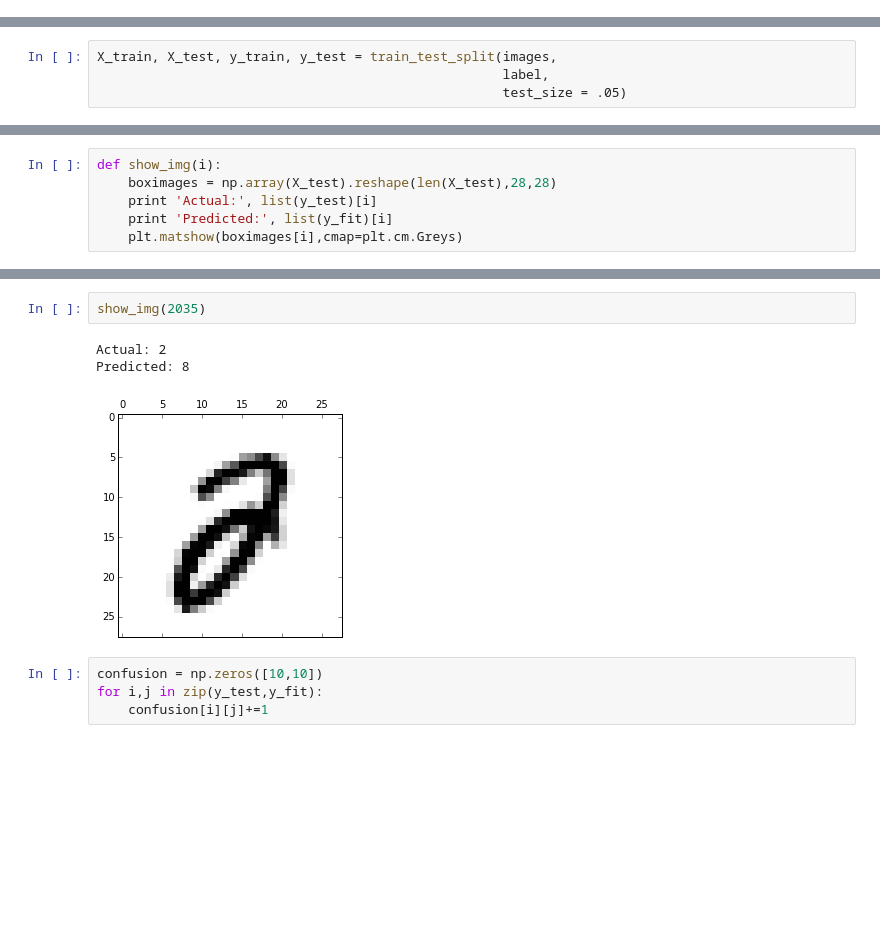
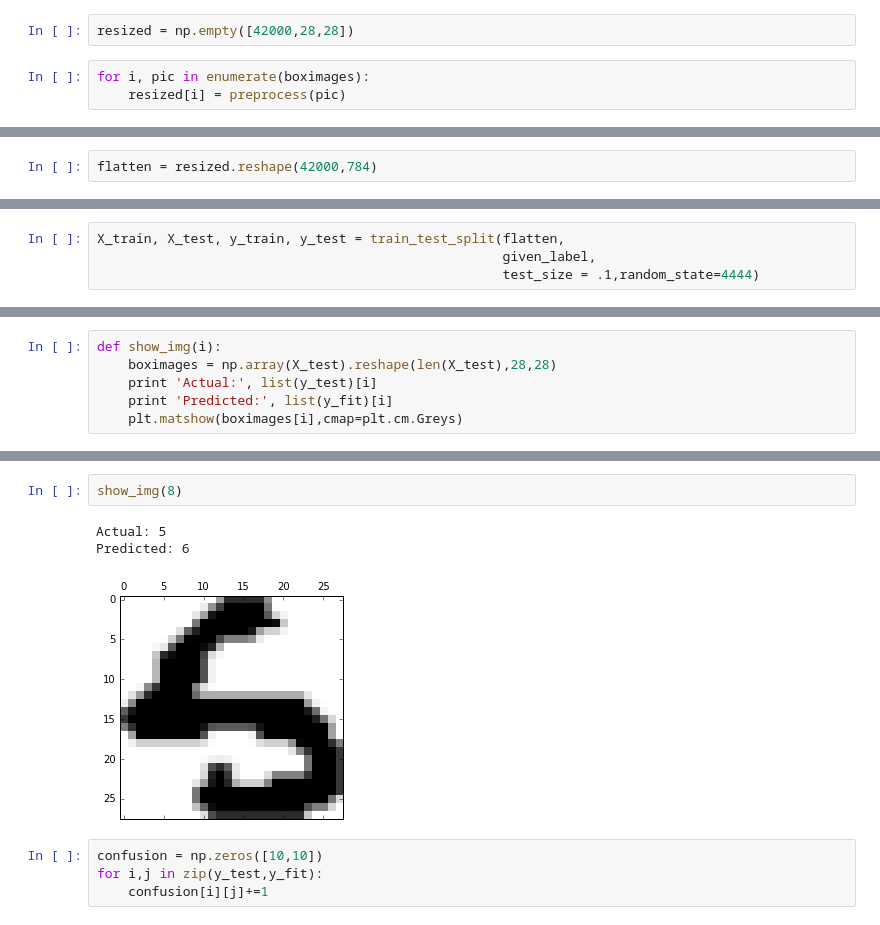
Before and after one commit to mdlai/digit_recognition, a Jupyter notebook: character_vision.ipynb, the cells around one changed output, grey strips where cells are left out. Cells and saved outputs as stored; diff of their text form; blank space fills up the shorter version.

```diff
--- a/character_vision.ipynb
+++ b/character_vision.ipynb
@@ -32,0 +82,5 @@ plot_averages(boximages,label)
+# %%
+resized = np.empty([42000,28,28])
+# %%
+for i, pic in enumerate(boximages):
+    resized[i] = preprocess(pic)
@@ -32,0 +91,2 @@ plot_averages(boximages,label)
+# %%
+flatten = resized.reshape(42000,784)
@@ -33,7 +100,7 @@ plot_averages(boximages,label)
 # %%
-X_train, X_test, y_train, y_test = train_test_split(images,
-                                                    label,
-                                                    test_size = .05)
+X_train, X_test, y_train, y_test = train_test_split(flatten,
+                                                    given_label,
+                                                    test_size = .1,random_state=4444)
 # %%
 knn = KNeighborsClassifier(n_neighbors = 3)
 knn.fit(X_train,y_train)
@@ -69,9 +171,9 @@ def show_img(i):
 # %%
-show_img(2035)
+show_img(8)
 # %% [output]
-Actual: 2
-Predicted: 8
+Actual: 5
+Predicted: 6
-[figure, old version]
+[figure, new version]
 # %%
 confusion = np.zeros([10,10])
 for i,j in zip(y_test,y_fit):
```
Also changed, not shown: parts of 32 cells of this notebook, 2 other files.
